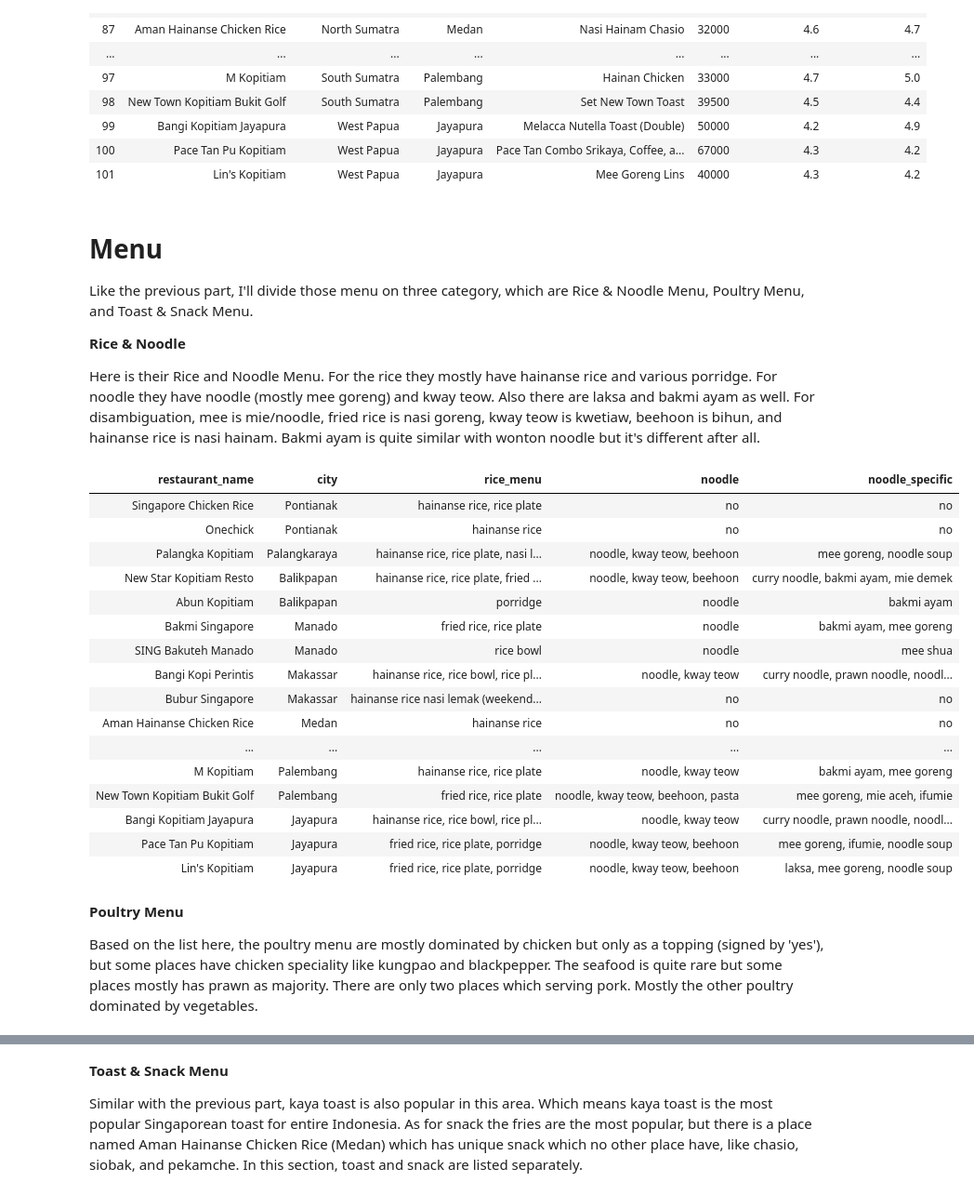
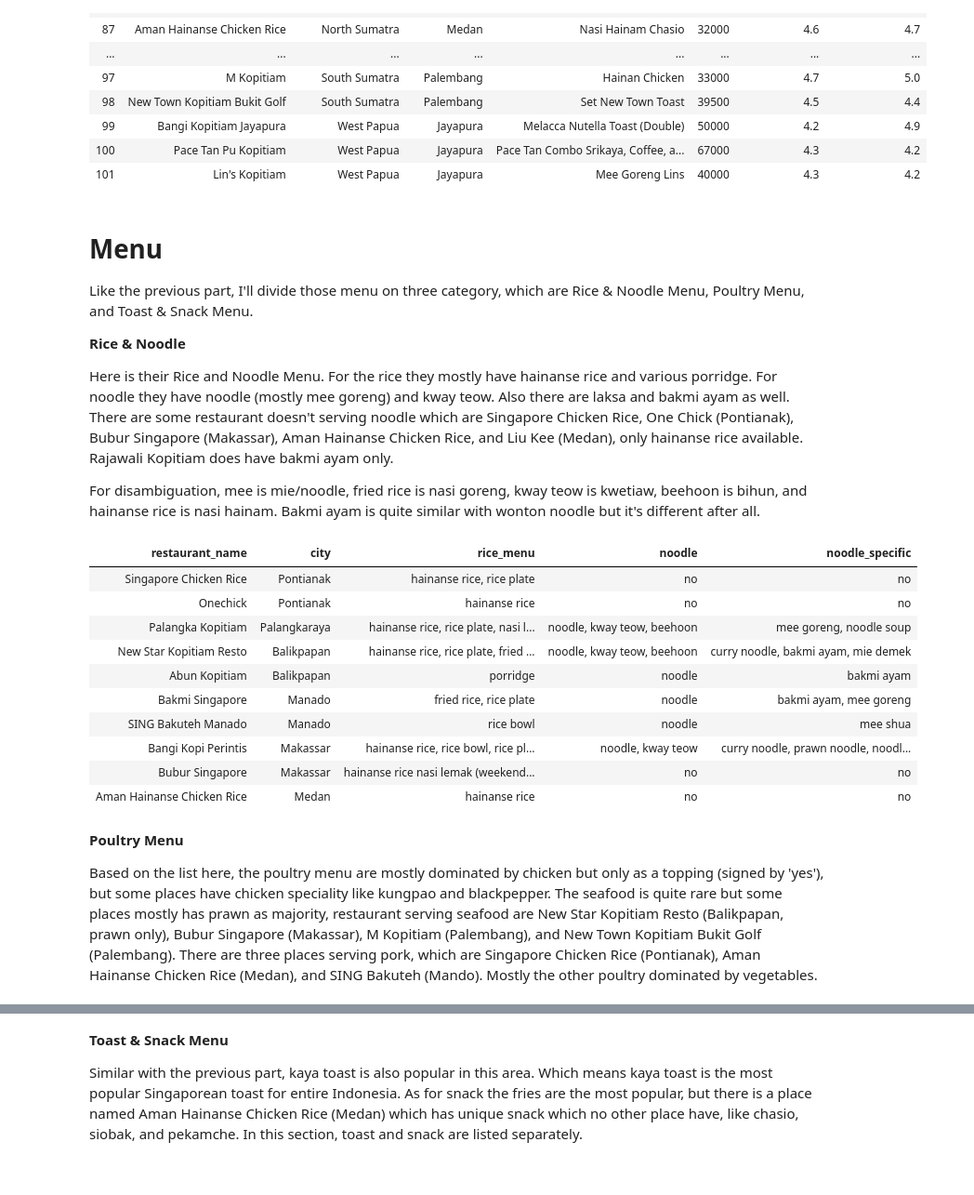
Before and after one commit to miradelimanr/Burger-Jakarta, a Jupyter notebook: singapore-food-in-indonesia-iii-sql-version.ipynb, the cells around one changed output, grey strips where cells are left out. Shown at 93% size. Cells and saved outputs as stored; diff of their text form; code cells hidden in the pictures.

Commit message:
Kaggle Notebook | Singapore Food in Indonesia III (SQL Version) | Version 5

```diff
--- a/singapore-food-in-indonesia-iii-sql-version.ipynb
+++ b/singapore-food-in-indonesia-iii-sql-version.ipynb
@@ -45,34 +49,31 @@ Like the previous part, I'll divide those menu on three category, which are Rice
 
 **Rice & Noodle**
 
-Here is their Rice and Noodle Menu. For the rice they mostly have hainanse rice and various porridge. For noodle they have noodle (mostly mee goreng) and kway teow. Also there are laksa and bakmi ayam as well. For disambiguation, mee is mie/noodle, fried rice is nasi goreng, kway teow is kwetiaw, beehoon is bihun, and hainanse rice is nasi hainam. Bakmi ayam is quite similar with wonton noodle but it's different after all.
+Here is their Rice and Noodle Menu. For the rice they mostly have hainanse rice and various porridge. For noodle they have noodle (mostly mee goreng) and kway teow. Also there are laksa and bakmi ayam as well. There are some restaurant doesn't serving noodle which are Singapore Chicken Rice, One Chick (Pontianak), Bubur Singapore (Makassar), Aman Hainanse Chicken Rice, and Liu Kee (Medan), only hainanse rice available. Rajawali Kopitiam does have bakmi ayam only.
+
+For disambiguation, mee is mie/noodle, fried rice is nasi goreng, kway teow is kwetiaw, beehoon is bihun, and hainanse rice is nasi hainam. Bakmi ayam is quite similar with wonton noodle but it's different after all.
 # %%
 singapore  = sqldf("""SELECT restaurant_name, city, rice_menu, noodle, noodle_specific
 FROM singapore
-WHERE region LIKE '%Sumatra' OR region LIKE '%Kalimantan' OR region LIKE '%Sulawesi' OR region LIKE '%Papua'""")
+WHERE region LIKE '%Sumatra' OR region LIKE '%Kalimantan' OR region LIKE '%Sulawesi' OR region LIKE '%Papua'
+LIMIT 10""")
 singapore.style.hide_index()
 # %% [output]
 | restaurant_name | city | rice_menu | noodle | noodle_specific |
 | Singapore Chicken Rice | Pontianak | hainanse rice, rice plate | no | no |
 | Onechick | Pontianak | hainanse rice | no | no |
 | Palangka Kopitiam | Palangkaraya | hainanse rice, rice plate, nasi l... | noodle, kway teow, beehoon | mee goreng, noodle soup |
 | New Star Kopitiam Resto | Balikpapan | hainanse rice, rice plate, fried ... | noodle, kway teow, beehoon | curry noodle, bakmi ayam, mie demek |
 | Abun Kopitiam | Balikpapan | porridge | noodle | bakmi ayam |
 | Bakmi Singapore | Manado | fried rice, rice plate | noodle | bakmi ayam, mee goreng |
 | SING Bakuteh Manado | Manado | rice bowl | noodle | mee shua |
 | Bangi Kopi Perintis | Makassar | hainanse rice, rice bowl, rice pl... | noodle, kway teow | curry noodle, prawn noodle, noodl... |
 | Bubur Singapore | Makassar | hainanse rice nasi lemak (weekend... | no | no |
 | Aman Hainanse Chicken Rice | Medan | hainanse rice | no | no |
-| ... | ... | ... | ... | ... |
-| M Kopitiam | Palembang | hainanse rice, rice plate | noodle, kway teow | bakmi ayam, mee goreng |
-| New Town Kopitiam Bukit Golf | Palembang | fried rice, rice plate | noodle, kway teow, beehoon, pasta | mee goreng, mie aceh, ifumie |
-| Bangi Kopitiam Jayapura | Jayapura | hainanse rice, rice bowl, rice pl... | noodle, kway teow | curry noodle, prawn noodle, noodl... |
-| Pace Tan Pu Kopitiam | Jayapura | fried rice, rice plate, porridge | noodle, kway teow, beehoon | mee goreng, ifumie, noodle soup |
-| Lin's Kopitiam | Jayapura | fried rice, rice plate, porridge | noodle, kway teow, beehoon | laksa, mee goreng, noodle soup |
 # %% [markdown]
 **Poultry Menu**
 
-Based on the list here, the poultry menu are mostly dominated by chicken but only as a topping (signed by 'yes'), but some places have chicken speciality like kungpao and blackpepper. The seafood is quite rare but some places mostly has prawn as majority. There are only two places which serving pork. Mostly the other poultry dominated by vegetables.
+Based on the list here, the poultry menu are mostly dominated by chicken but only as a topping (signed by 'yes'), but some places have chicken speciality like kungpao and blackpepper. The seafood is quite rare but some places mostly has prawn as majority, restaurant serving seafood are New Star Kopitiam Resto (Balikpapan, prawn only), Bubur Singapore (Makassar), M Kopitiam (Palembang), and New Town Kopitiam Bukit Golf (Palembang). There are three places serving pork, which are Singapore Chicken Rice (Pontianak), Aman Hainanse Chicken Rice (Medan), and SING Bakuteh (Mando). Mostly the other poultry dominated by vegetables.
 # %%
 singapore  = sqldf("""SELECT restaurant_name, city, chicken, seafood, poultry_other
 FROM singapore
```
Also changed, not shown: parts of 6 cells of this notebook.
